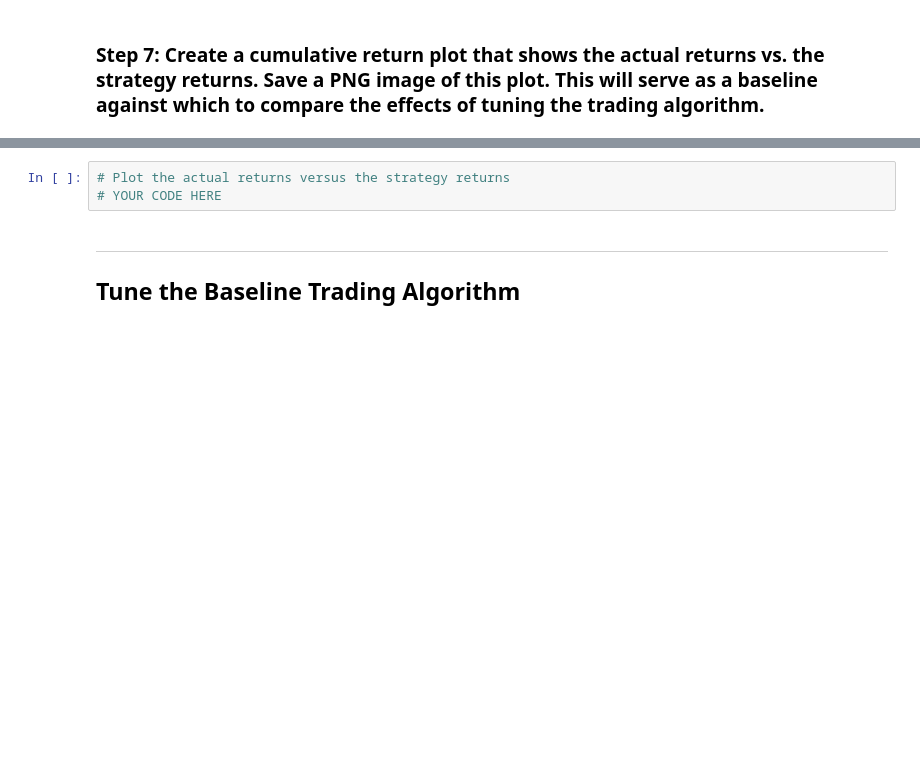
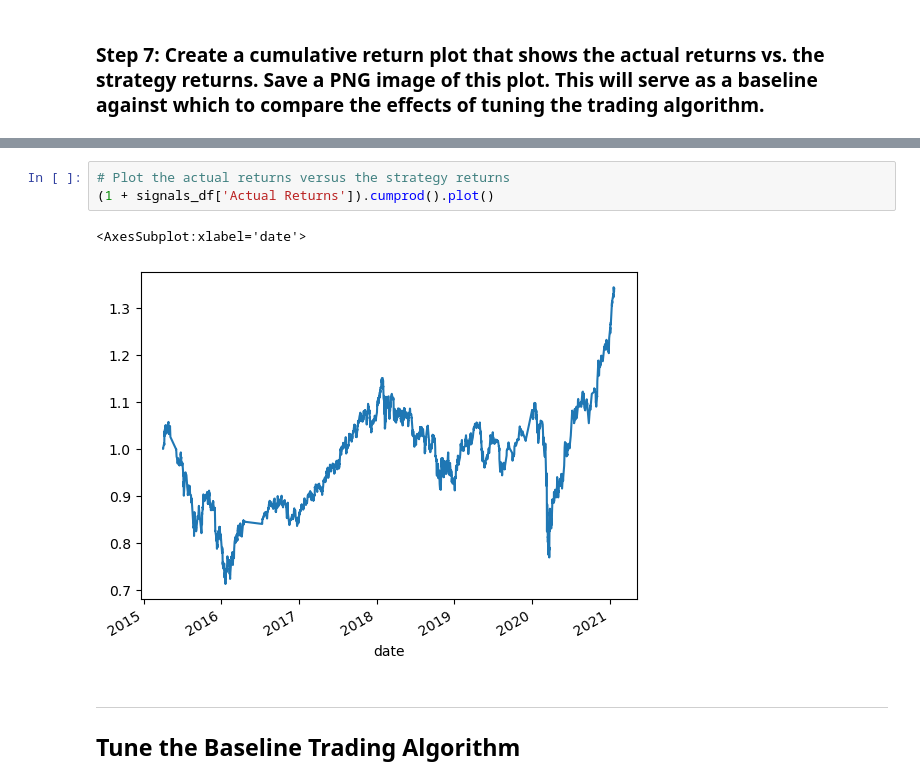
Before and after one commit to bweilers/Algorithmic-Trading, a Jupyter notebook: machine_learning_trading_bot.ipynb, the cells around one changed output, grey strips where cells are left out. Drawn from its saved outputs; the diff is of its cells as text; blank space fills up the shorter version.

```diff
--- a/machine_learning_trading_bot.ipynb
+++ b/machine_learning_trading_bot.ipynb
@@ -416,6 +426,9 @@ display(predictions_df.head())
 # %%
 # Plot the actual returns versus the strategy returns
-# YOUR CODE HERE
+(1 + signals_df['Actual Returns']).cumprod().plot()
+# %% [output]
+<AxesSubplot:xlabel='date'>
+[figure, added]
 # %% [markdown]
 ---
 
```
Also changed, not shown: parts of 10 cells of this notebook.
